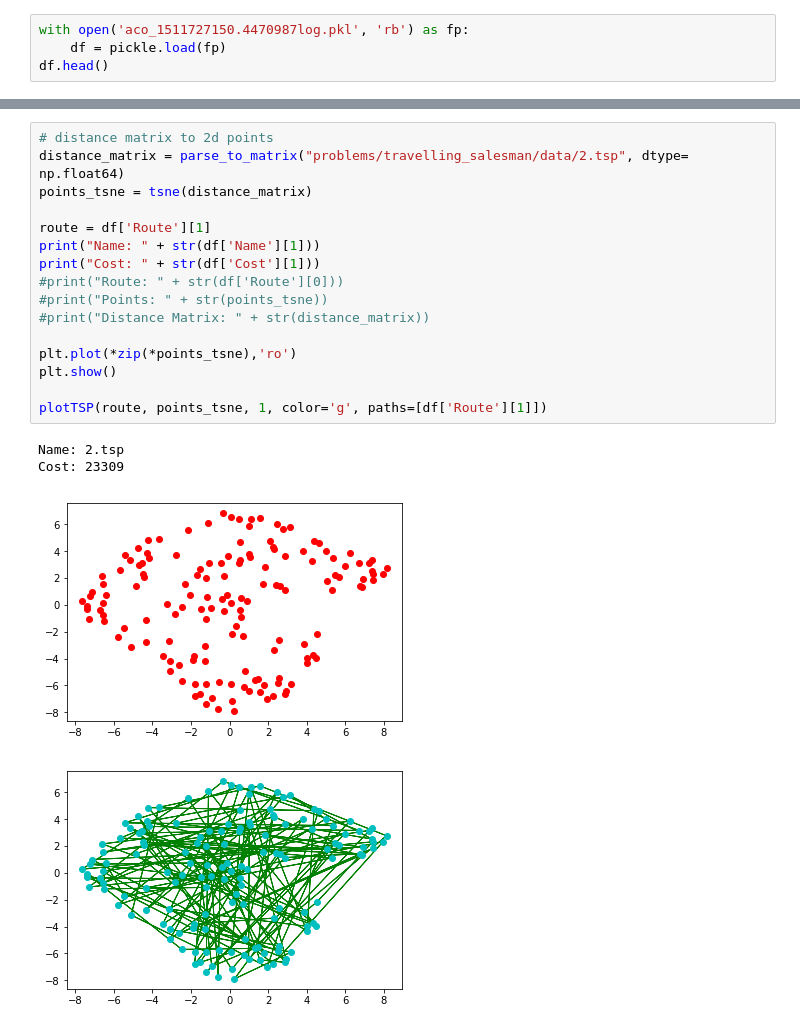
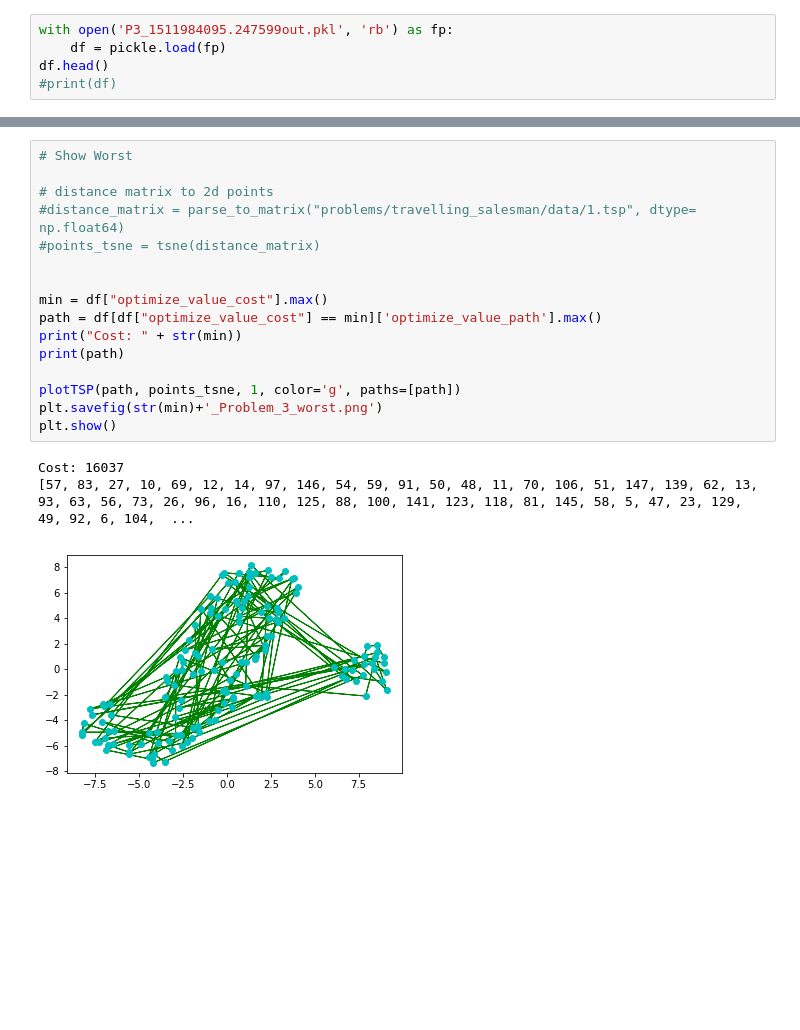
Before and after one commit to elixxx/Nature-inspired-Algorithms, a Jupyter notebook: analysis_aco.ipynb, the cells around one changed output, grey strips where cells are left out. Drawn from its saved outputs; the diff is of its cells as text; blank space fills up the shorter version.

```diff
--- a/analysis_aco.ipynb
+++ b/analysis_aco.ipynb
@@ -10,5 +11,6 @@ from bhtsne import tsne
 # %%
-with open('aco_1511727150.4470987log.pkl', 'rb') as fp:
+with open('P3_1511984095.247599out.pkl', 'rb') as fp:
     df = pickle.load(fp)
 df.head()
+#print(df)
 # %% [output]
@@ -106,21 +126,20 @@ Cost: 28708
 # %%
+# Show Worst
+
 # distance matrix to 2d points
-distance_matrix = parse_to_matrix("problems/travelling_salesman/data/2.tsp", dtype= np.float64)
-points_tsne = tsne(distance_matrix)
+#distance_matrix = parse_to_matrix("problems/travelling_salesman/data/1.tsp", dtype= np.float64)
+#points_tsne = tsne(distance_matrix)
 
-route = df['Route'][1]
-print("Name: " + str(df['Name'][1]))
-print("Cost: " + str(df['Cost'][1]))
-#print("Route: " + str(df['Route'][0]))
-#print("Points: " + str(points_tsne))
-#print("Distance Matrix: " + str(distance_matrix))
 
-plt.plot(*zip(*points_tsne),'ro')
+min = df["optimize_value_cost"].max()
+path = df[df["optimize_value_cost"] == min]['optimize_value_path'].max()
+print("Cost: " + str(min))
+print(path)
+
+plotTSP(path, points_tsne, 1, color='g', paths=[path])
+plt.savefig(str(min)+'_Problem_3_worst.png')
 plt.show()
-
-plotTSP(route, points_tsne, 1, color='g', paths=[df['Route'][1]])
 # %% [output]
-Name: 2.tsp
-Cost: 23309
+Cost: 16037
+[57, 83, 27, 10, 69, 12, 14, 97, 146, 54, 59, 91, 50, 48, 11, 70, 106, 51, 147, 139, 62, 13, 93, 63, 56, 73, 26, 96, 16, 110, 125, 88, 100, 141, 123, 118, 81, 145, 58, 5, 47, 23, 129, 49, 92, 6, 104,  ...
-[figure, old version]
+[figure, new version]
-[figure, removed]
```
Also changed, not shown: parts of 10 cells of this notebook.
